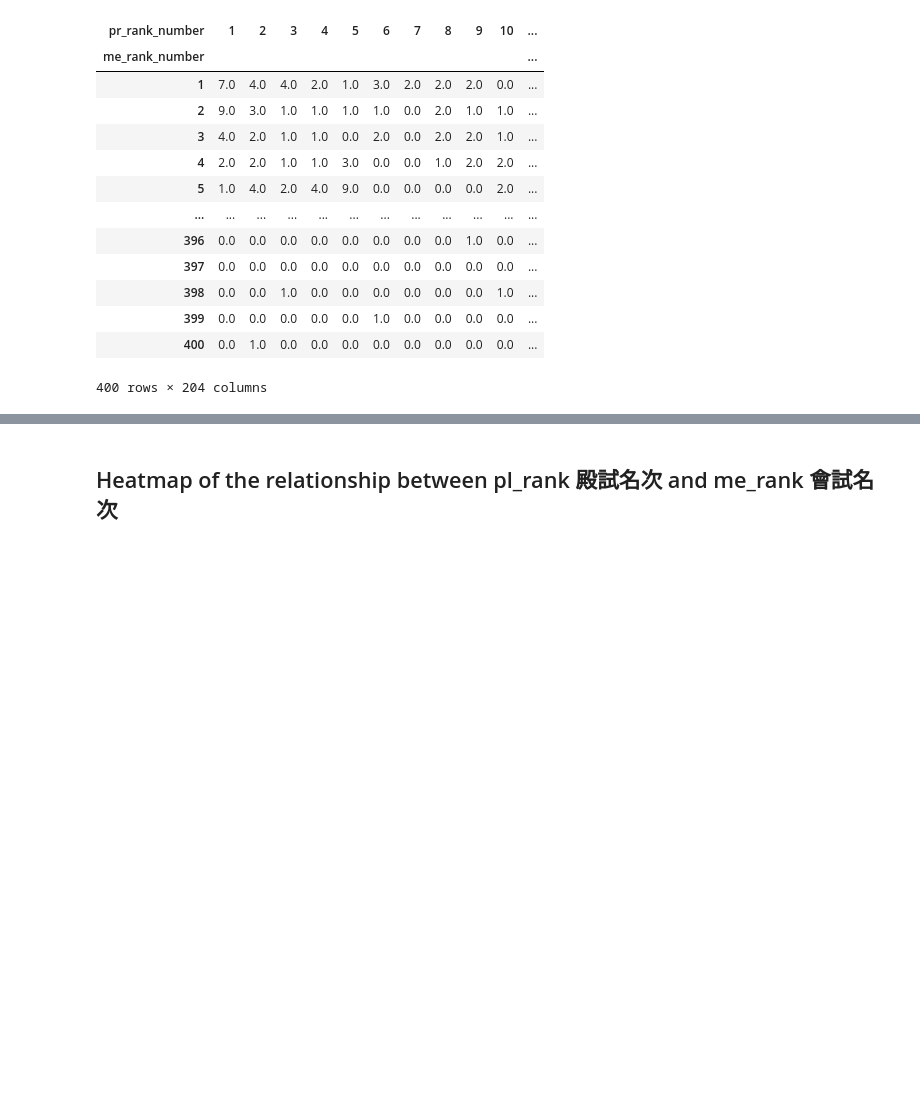
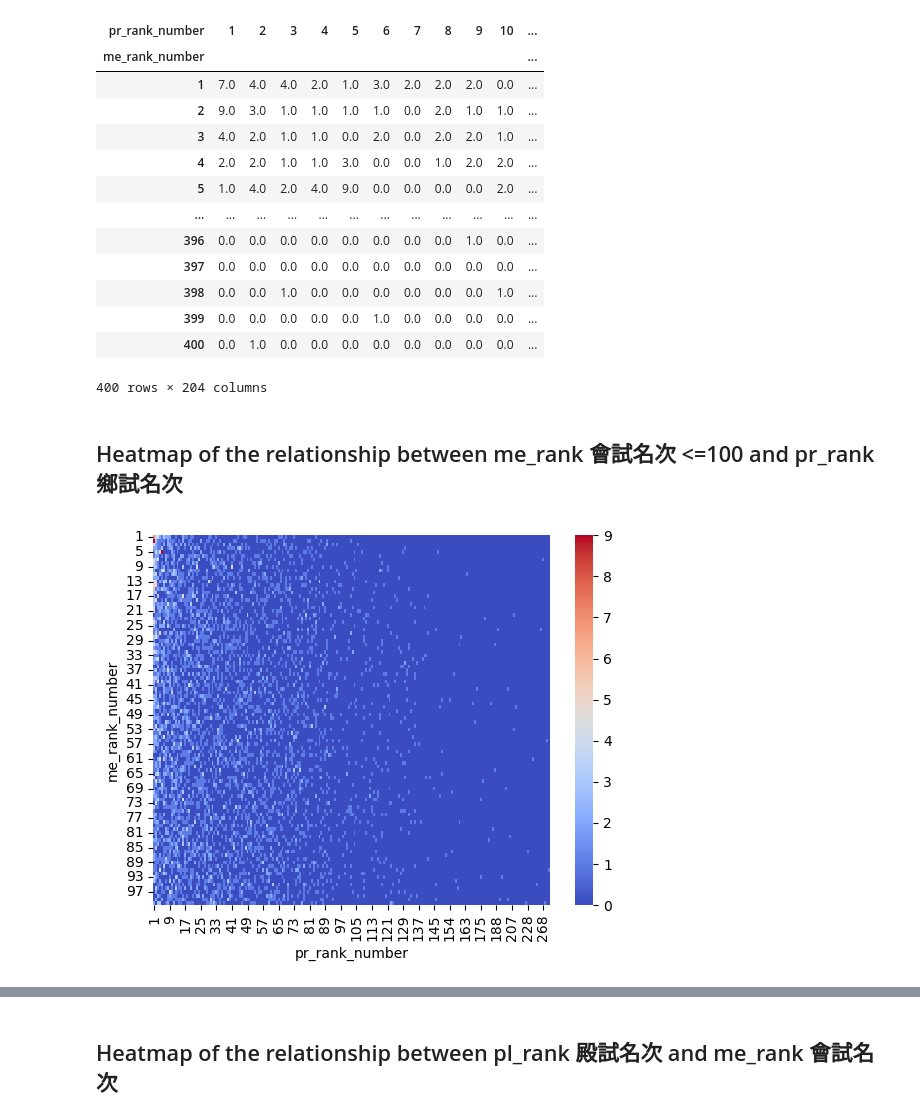
Before and after one commit to sudoghut/ming_provincial_metropolitan_palace_exam_rank_correlation, a Jupyter notebook: ming_provincial_metropolitan_palace_exam_rank_correlation.ipynb, the cells around one changed output, grey strips where cells are left out. Drawn from its saved outputs; the diff is of its cells as text; code cells hidden in the pictures; blank space fills up the shorter version.

```diff
--- a/ming_provincial_metropolitan_palace_exam_rank_correlation.ipynb
+++ b/ming_provincial_metropolitan_palace_exam_rank_correlation.ipynb
@@ -373,3 +383,14 @@ heatmap_data_me_pr
 | 399 | 0.0 | 0.0 | 0.0 | 0.0 | 0.0 | 1.0 | 0.0 | 0.0 | 0.0 | 0.0 | ... |
 | 400 | 0.0 | 1.0 | 0.0 | 0.0 | 0.0 | 0.0 | 0.0 | 0.0 | 0.0 | 0.0 | ... |
 400 rows × 204 columns
+# %% [markdown]
+## Heatmap of the relationship between me_rank 會試名次 <=100 and pr_rank 鄉試名次
+# %%
+# Heatmap of the relationship between me_rank 會試名次 <=100 and pr_rank 鄉試名次
+heatmap_data_me_pr_lt_100 = heatmap_data_me_pr.loc[heatmap_data_me_pr.index <= 100]
+plt.xlabel('pr_rank_number')
+plt.ylabel('me_rank_number')
+sns.heatmap(heatmap_data_me_pr_lt_100, cmap='coolwarm')
+plt.show()
+# %% [output]
+[figure, added]
```
Also changed, not shown: parts of 12 cells of this notebook, 1 other file.
